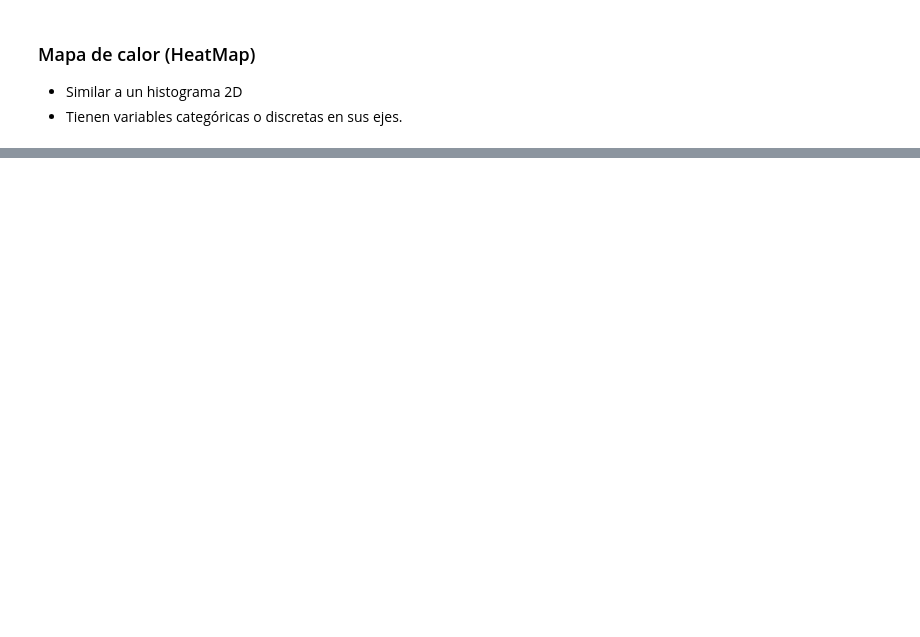
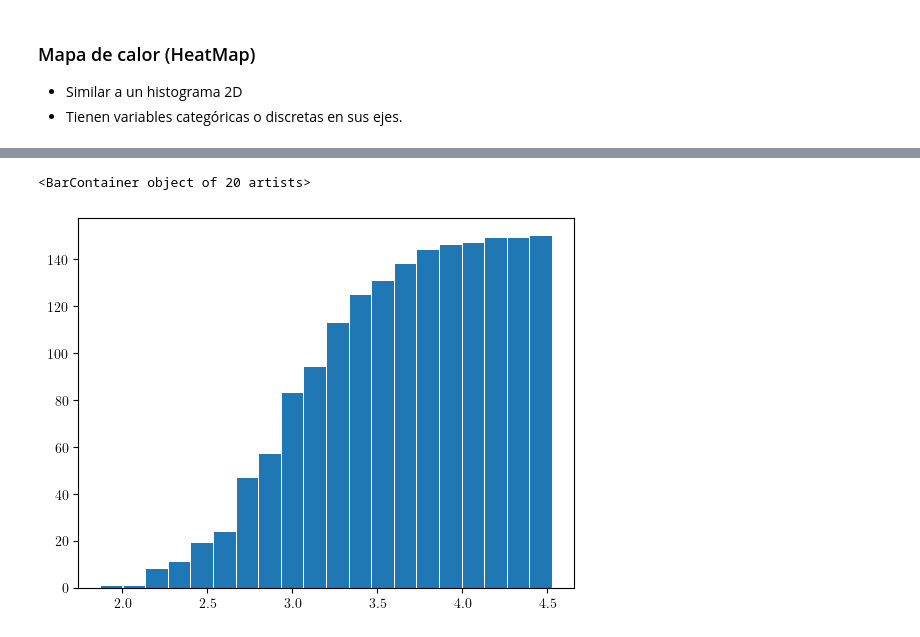
Before and after one commit to javieriserte/qualitative-data-course, a Jupyter notebook: classes/C01.2.AnalisisDescriptivos.ipynb, the cells around one changed output, grey strips where cells are left out. Saved outputs shown, nothing was run; the diff lists cells and outputs as text; code cells hidden in the pictures; blank space fills up the shorter version.

```diff
--- a/classes/C01.2.AnalisisDescriptivos.ipynb
+++ b/classes/C01.2.AnalisisDescriptivos.ipynb
@@ -793,0 +558,17 @@ problema son:
+# %%
+res = scipy.stats.cumfreq(
+    a = df.iloc[:, 1],
+    numbins = 20
+)
+plt.bar(
+    x = np.linspace(
+        res.lowerlimit,
+        res.binsize * res.cumcount.size + res.lowerlimit,
+        res.cumcount.size
+    ),
+    height = res.cumcount,
+    width = res.binsize
+)
+# %% [output]
+<BarContainer object of 20 artists>
+[figure, added]
```
Also changed, not shown: parts of 33 cells of this notebook, 1 other file.
